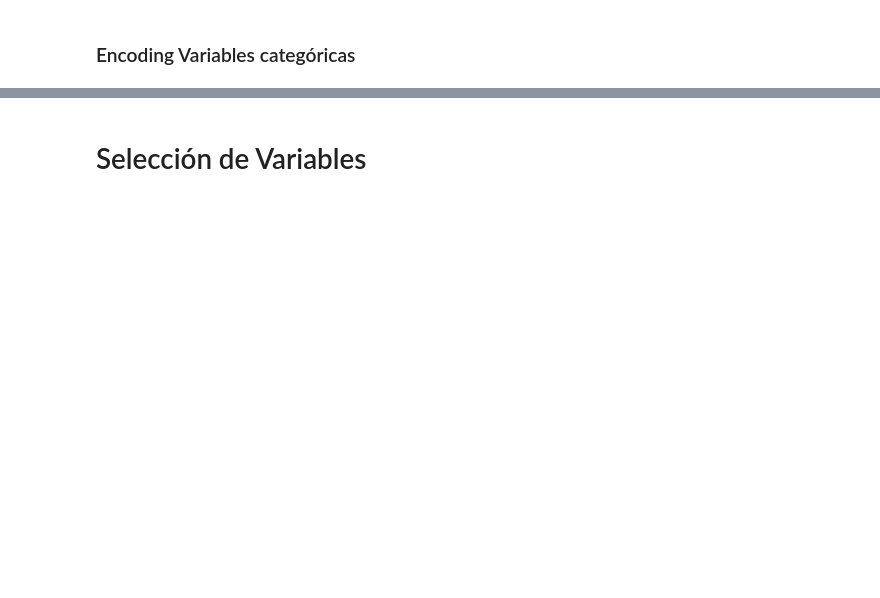
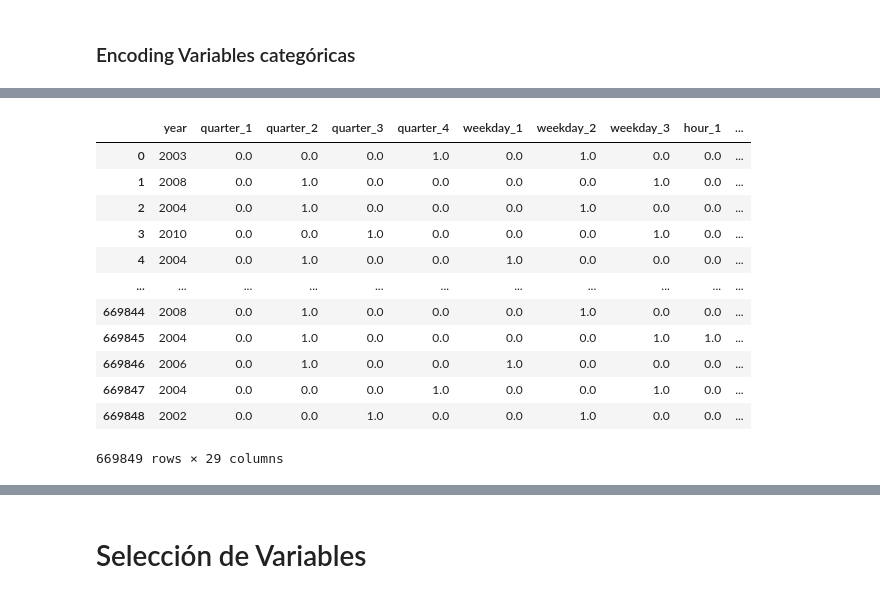
Before and after one commit to AMM53/Accidents-Prediction, a Jupyter notebook: notebooks/FeatureEngineering.ipynb, the cells around one changed output, grey strips where cells are left out. Saved outputs shown, nothing was run; the diff lists cells and outputs as text; code cells hidden in the pictures; blank space fills up the shorter version.

```diff
--- a/notebooks/FeatureEngineering.ipynb
+++ b/notebooks/FeatureEngineering.ipynb
@@ -221,2 +177,18 @@ xtest = xtest.reindex(columns=new_cols)
+# %%
+xtest
+# %% [output]
+|  | year | quarter_1 | quarter_2 | quarter_3 | quarter_4 | weekday_1 | weekday_2 | weekday_3 | hour_1 | ... |
+| 0 | 2003 | 0.0 | 0.0 | 0.0 | 1.0 | 0.0 | 1.0 | 0.0 | 0.0 | ... |
+| 1 | 2008 | 0.0 | 1.0 | 0.0 | 0.0 | 0.0 | 0.0 | 1.0 | 0.0 | ... |
+| 2 | 2004 | 0.0 | 1.0 | 0.0 | 0.0 | 0.0 | 1.0 | 0.0 | 0.0 | ... |
+| 3 | 2010 | 0.0 | 0.0 | 1.0 | 0.0 | 0.0 | 0.0 | 1.0 | 0.0 | ... |
+| 4 | 2004 | 0.0 | 1.0 | 0.0 | 0.0 | 1.0 | 0.0 | 0.0 | 0.0 | ... |
+| ... | ... | ... | ... | ... | ... | ... | ... | ... | ... | ... |
+| 669844 | 2008 | 0.0 | 1.0 | 0.0 | 0.0 | 0.0 | 1.0 | 0.0 | 0.0 | ... |
+| 669845 | 2004 | 0.0 | 1.0 | 0.0 | 0.0 | 0.0 | 0.0 | 1.0 | 1.0 | ... |
+| 669846 | 2006 | 0.0 | 1.0 | 0.0 | 0.0 | 1.0 | 0.0 | 0.0 | 0.0 | ... |
+| 669847 | 2004 | 0.0 | 0.0 | 0.0 | 1.0 | 0.0 | 0.0 | 1.0 | 0.0 | ... |
+| 669848 | 2002 | 0.0 | 0.0 | 1.0 | 0.0 | 0.0 | 1.0 | 0.0 | 0.0 | ... |
+669849 rows × 29 columns
 # %%
 #Correlación de Spearman con todas las variables
```
Also changed, not shown: parts of 8 cells of this notebook.
